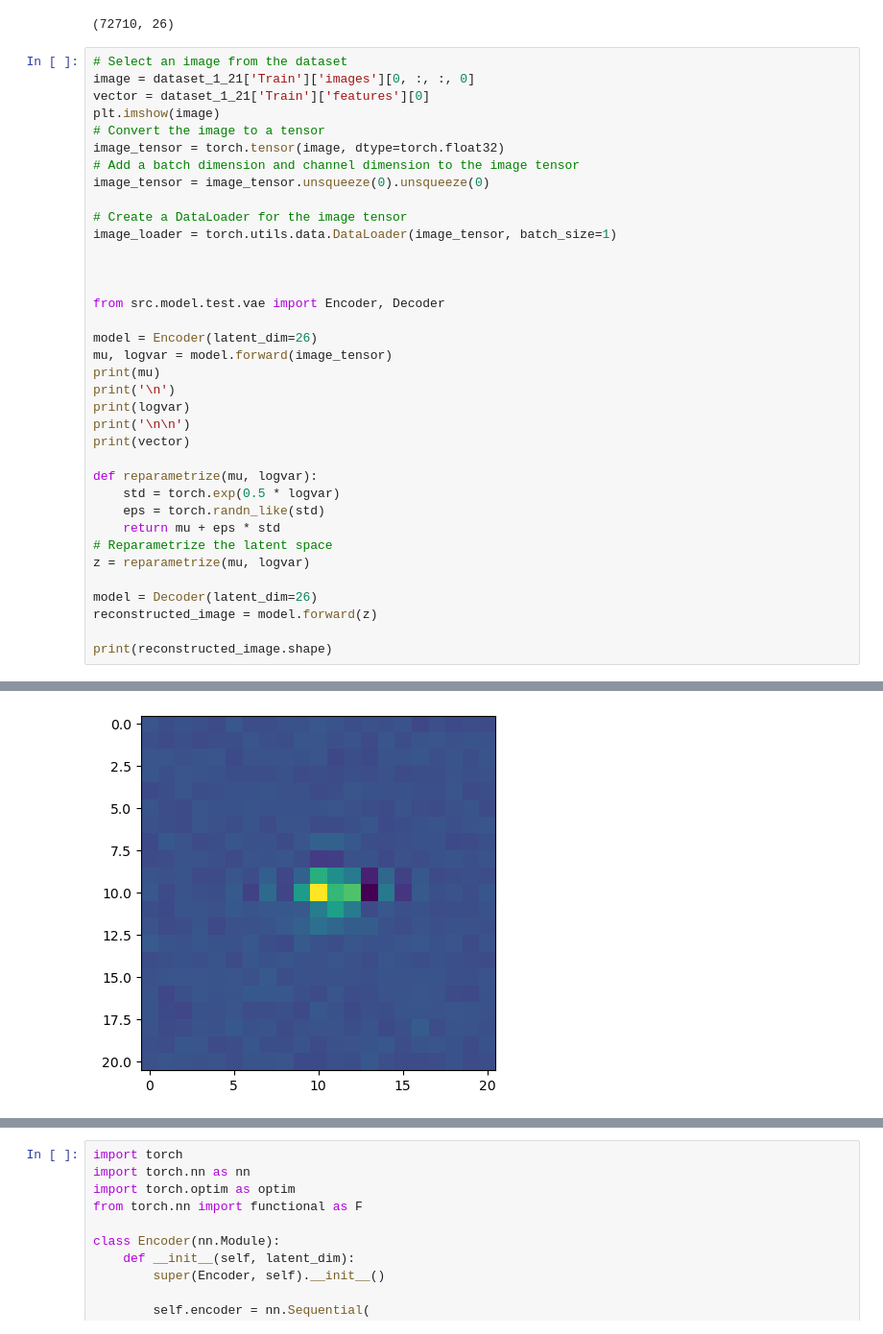
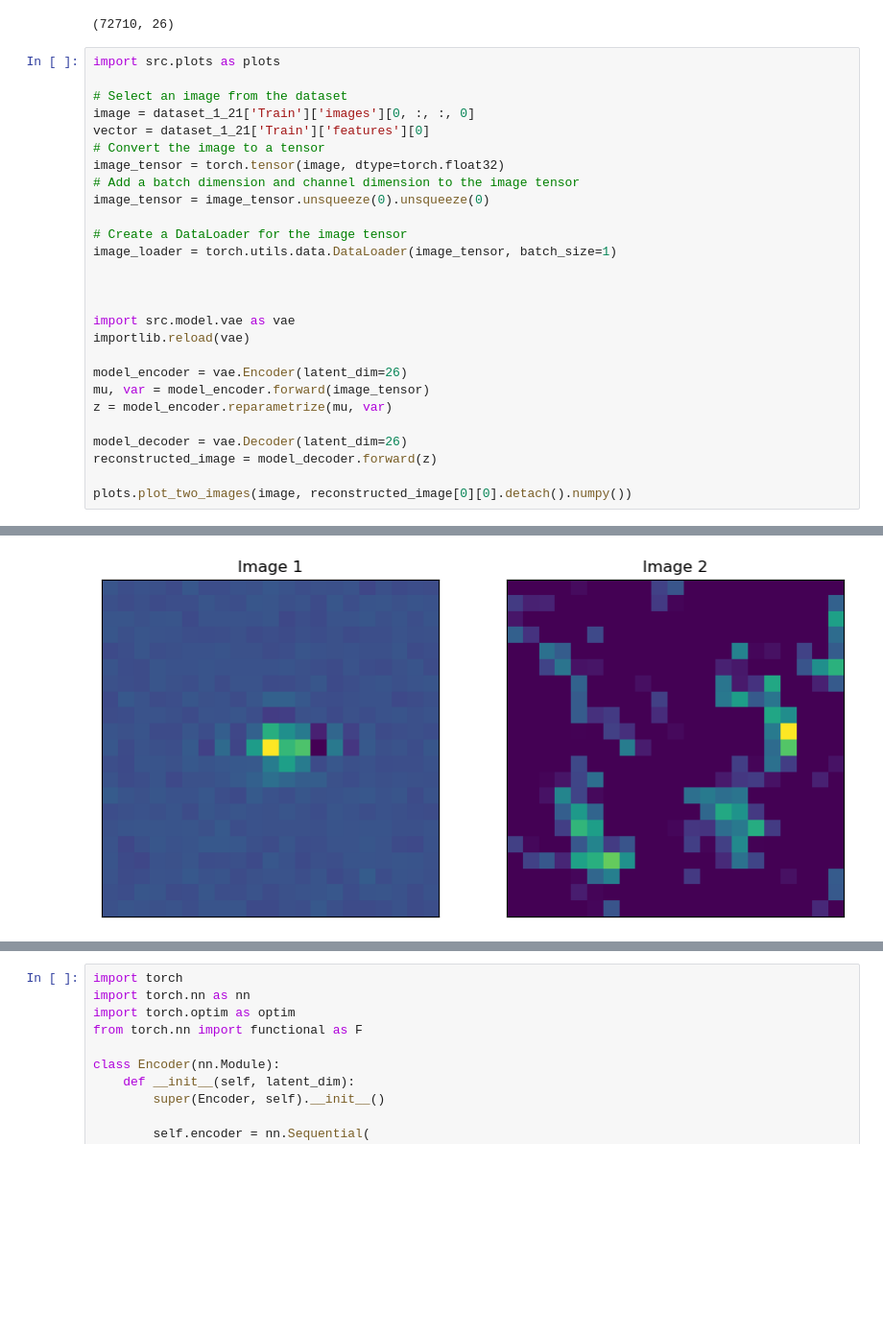
Before and after one commit to pmarconep/ZTF_alert_8a, a Jupyter notebook: proyecto.ipynb, the cells around one changed output, grey strips where cells are left out. Shown at 96% size. Saved outputs shown, nothing was run; the diff lists cells and outputs as text; blank space fills up the shorter version.

```diff
--- a/proyecto.ipynb
+++ b/proyecto.ipynb
@@ -355,10 +371,11 @@ dataset_1_21['Train']['features'].shape
 # %% [output]
 (72710, 26)
 # %%
+import src.plots as plots
+
 # Select an image from the dataset
 image = dataset_1_21['Train']['images'][0, :, :, 0]
 vector = dataset_1_21['Train']['features'][0]
-plt.imshow(image)
 # Convert the image to a tensor
 image_tensor = torch.tensor(image, dtype=torch.float32)
 # Add a batch dimension and channel dimension to the image tensor
@@ -369,25 +386,15 @@ image_loader = torch.utils.data.DataLoader(image_tensor, batch_size=1)
 
 
 
-from src.model.test.vae import Encoder, Decoder
+import src.model.vae as vae
+importlib.reload(vae)
 
-model = Encoder(latent_dim=26)
-mu, logvar = model.forward(image_tensor)
-print(mu)
-print('\n')
-print(logvar)
-print('\n\n')
-print(vector)
+model_encoder = vae.Encoder(latent_dim=26)
+mu, var = model_encoder.forward(image_tensor)
+z = model_encoder.reparametrize(mu, var)
 
-def reparametrize(mu, logvar):
-    std = torch.exp(0.5 * logvar)
-    eps = torch.randn_like(std)
-    return mu + eps * std
-# Reparametrize the latent space
-z = reparametrize(mu, logvar)
+model_decoder = vae.Decoder(latent_dim=26)
+reconstructed_image = model_decoder.forward(z)
 
-model = Decoder(latent_dim=26)
-reconstructed_image = model.forward(z)
-
-print(reconstructed_image.shape)
+plots.plot_two_images(image, reconstructed_image[0][0].detach().numpy())
 # %% [output]
@@ -413 +401 @@ torch.Size([1, 1, 21, 21])
-[figure, old version]
+[figure, new version]
```
Also changed, not shown: parts of 5 cells of this notebook.
